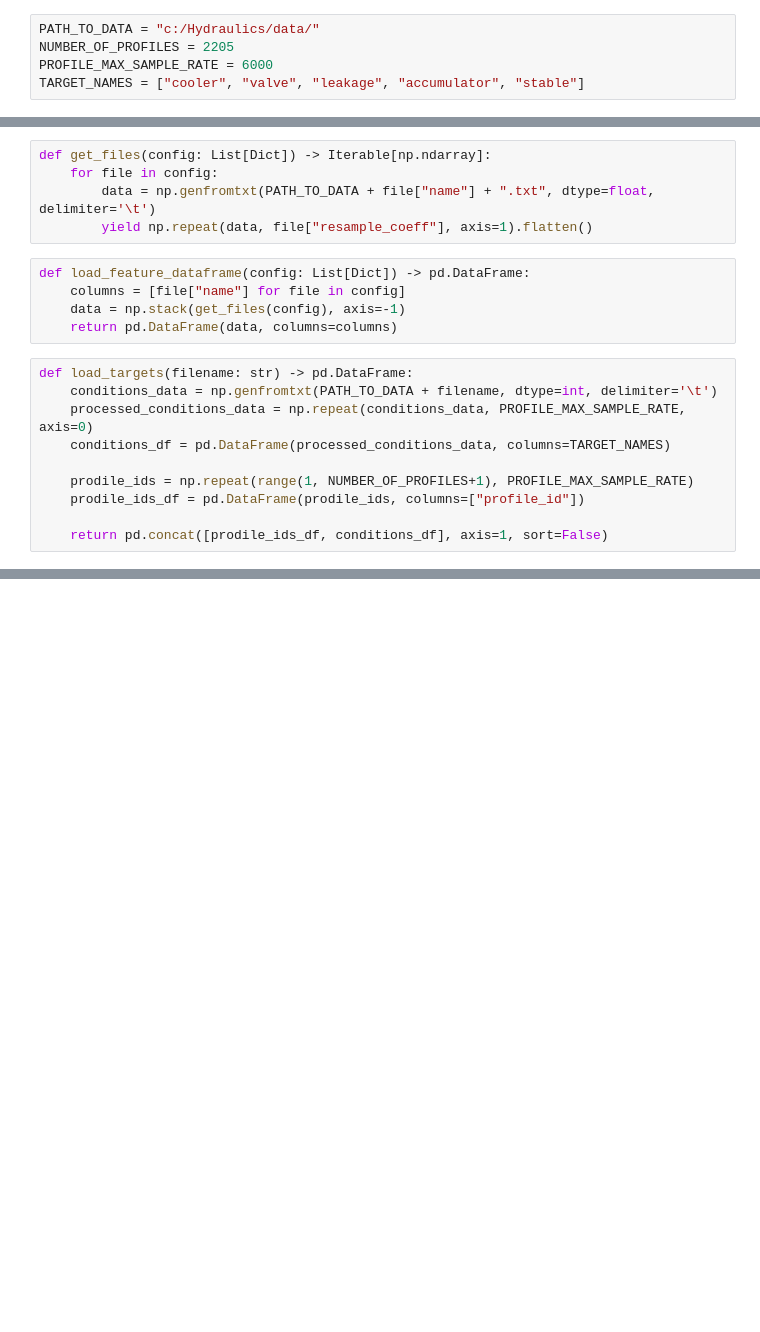
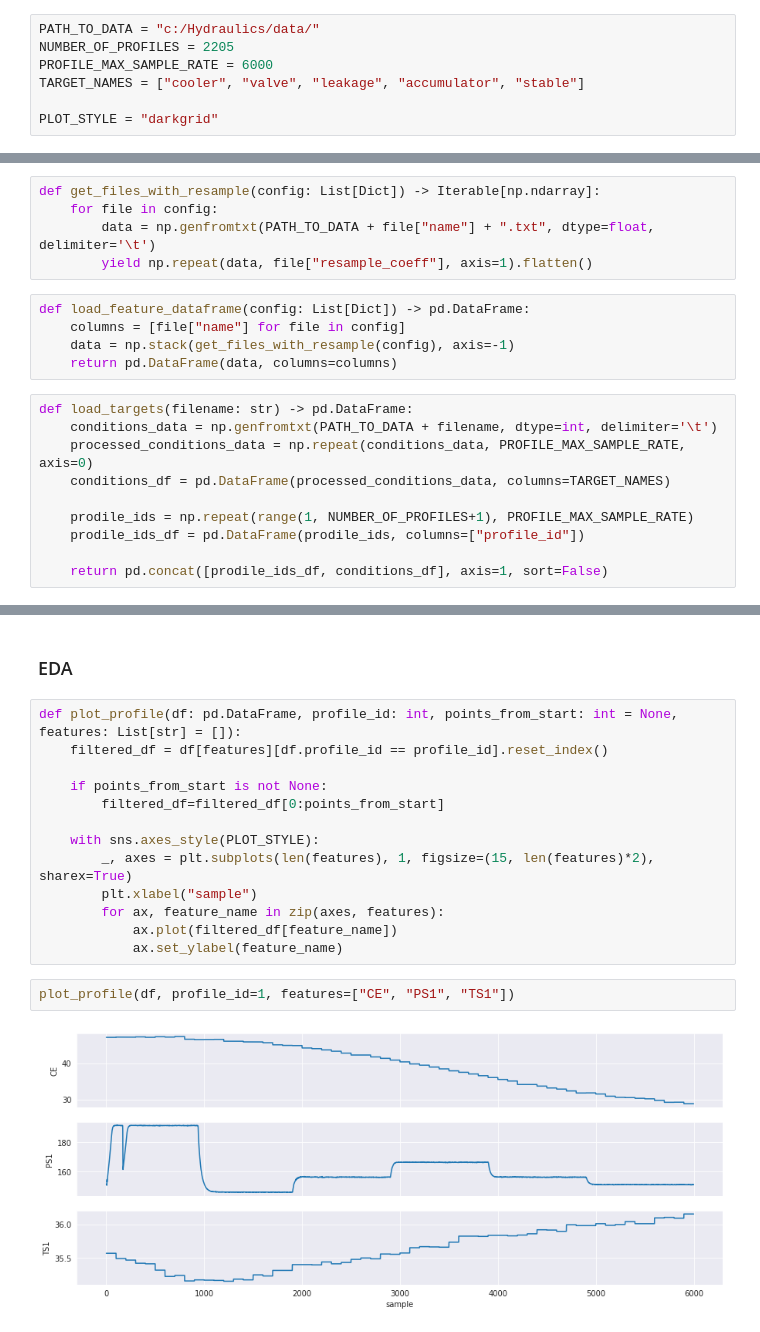
Before and after one commit to dimandms/hydraulic_monitoring, a Jupyter notebook: Hydraulic.ipynb, the cells around one changed output, grey strips where cells are left out. Drawn from its saved outputs; the diff is of its cells as text; blank space fills up the shorter version.

Commit message:
add plot profiles to EDA

```diff
--- a/Hydraulic.ipynb
+++ b/Hydraulic.ipynb
@@ -10,3 +16,5 @@ PATH_TO_DATA = "c:/Hydraulics/data/"
 NUMBER_OF_PROFILES = 2205
 PROFILE_MAX_SAMPLE_RATE = 6000
 TARGET_NAMES = ["cooler", "valve", "leakage", "accumulator", "stable"]
+
+PLOT_STYLE = "darkgrid"
@@ -31,14 +41,14 @@ read_files_config = [
     {"name": "VS1", "resample_coeff": 100},
 ]
 # %%
-def get_files(config: List[Dict]) -> Iterable[np.ndarray]:
+def get_files_with_resample(config: List[Dict]) -> Iterable[np.ndarray]:
     for file in config:
         data = np.genfromtxt(PATH_TO_DATA + file["name"] + ".txt", dtype=float, delimiter='\t')
         yield np.repeat(data, file["resample_coeff"], axis=1).flatten()
 # %%
 def load_feature_dataframe(config: List[Dict]) -> pd.DataFrame:
     columns = [file["name"] for file in config]
-    data = np.stack(get_files(config), axis=-1)
+    data = np.stack(get_files_with_resample(config), axis=-1)
     return pd.DataFrame(data, columns=columns)
 # %%
 def load_targets(filename: str) -> pd.DataFrame:
@@ -60,0 +83,19 @@ gc.collect()
+# %% [markdown]
+### EDA
+# %%
+def plot_profile(df: pd.DataFrame, profile_id: int, points_from_start: int = None, features: List[str] = []):
+    filtered_df = df[features][df.profile_id == profile_id].reset_index()
+
+    if points_from_start is not None:
+        filtered_df=filtered_df[0:points_from_start]
+
+    with sns.axes_style(PLOT_STYLE):
+        _, axes = plt.subplots(len(features), 1, figsize=(15, len(features)*2), sharex=True)
+        plt.xlabel("sample")
+        for ax, feature_name in zip(axes, features):
+            ax.plot(filtered_df[feature_name])
+            ax.set_ylabel(feature_name)
+# %%
+plot_profile(df, profile_id=1, features=["CE", "PS1", "TS1"])
+# %% [output]
+[figure, added]
```
Also changed, not shown: parts of 8 cells of this notebook.
